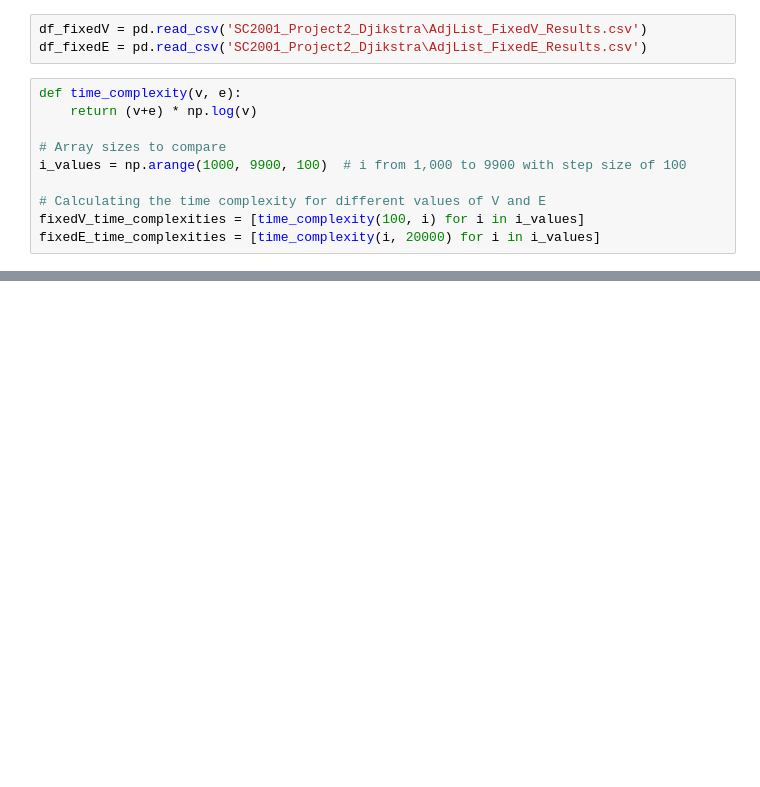
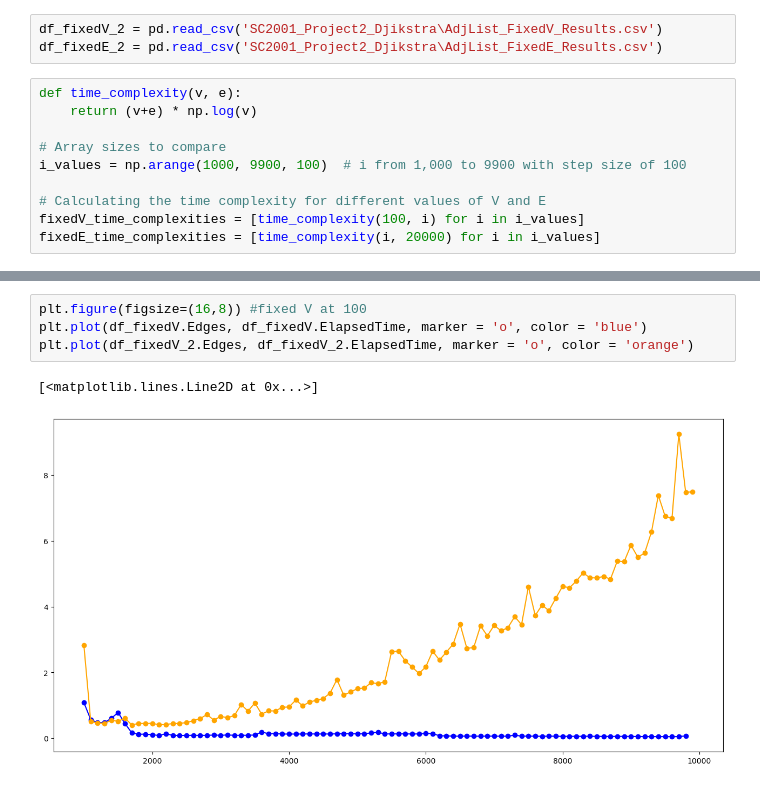
Before and after one commit to kwan-kit/SC2001, a Jupyter notebook: Lab 2/AdjList comparison.ipynb, the cells around one changed output, grey strips where cells are left out. Drawn from its saved outputs; the diff is of its cells as text; blank space fills up the shorter version.

```diff
--- a/Lab 2/AdjList comparison.ipynb
+++ b/Lab 2/AdjList comparison.ipynb
@@ -83,8 +100,8 @@ plt.plot(df_fixedE.Vertices, df_fixedE.ElapsedTime, marker = 'o')
 # %% [markdown]
 # Part B
 # %%
-df_fixedV = pd.read_csv('SC2001_Project2_Djikstra\AdjList_FixedV_Results.csv')
-df_fixedE = pd.read_csv('SC2001_Project2_Djikstra\AdjList_FixedE_Results.csv')
+df_fixedV_2 = pd.read_csv('SC2001_Project2_Djikstra\AdjList_FixedV_Results.csv')
+df_fixedE_2 = pd.read_csv('SC2001_Project2_Djikstra\AdjList_FixedE_Results.csv')
 # %%
 def time_complexity(v, e):
     return (v+e) * np.log(v)
@@ -157,3 +174,10 @@ plt.plot(df_fixedE.Vertices, df_fixedE.ElapsedTime, marker = 'o')
 # %% [output]
 [<matplotlib.lines.Line2D at 0x...>]
 [figure]
+# %%
+plt.figure(figsize=(16,8)) #fixed V at 100
+plt.plot(df_fixedV.Edges, df_fixedV.ElapsedTime, marker = 'o', color = 'blue')
+plt.plot(df_fixedV_2.Edges, df_fixedV_2.ElapsedTime, marker = 'o', color = 'orange')
+# %% [output]
+[<matplotlib.lines.Line2D at 0x...>]
+[figure, added]
```
Also changed, not shown: parts of 10 cells of this notebook.
